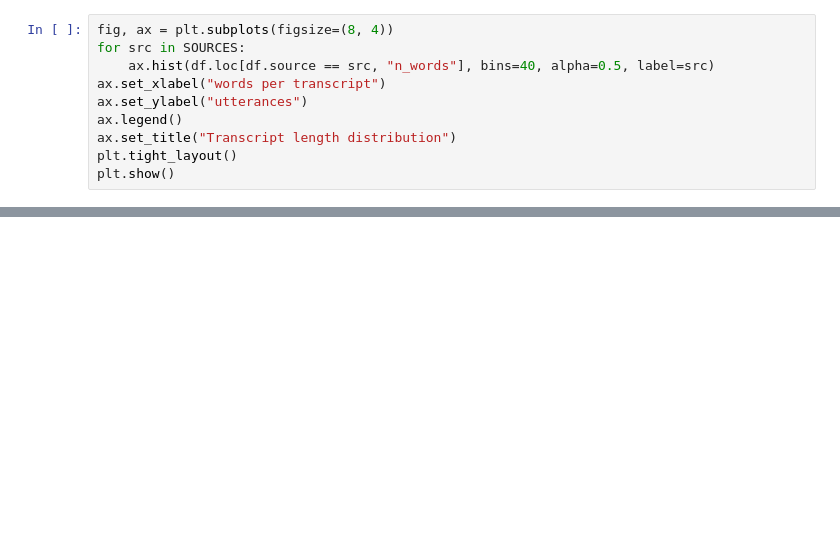
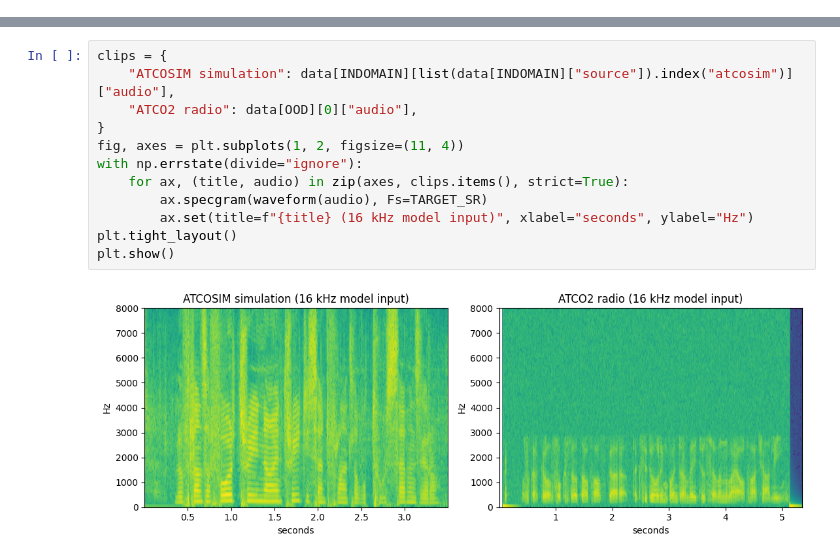
Before and after one commit to jsf3467v/whisper-atc-lora, a Jupyter notebook: EDA/EDA.ipynb, the cells around one changed output, grey strips where cells are left out. Cells and saved outputs as stored; diff of their text form; blank space fills up the shorter version.

```diff
--- a/EDA/EDA.ipynb
+++ b/EDA/EDA.ipynb
@@ -169,10 +0,0 @@ empty transcripts: 0
-# %%
-fig, ax = plt.subplots(figsize=(8, 4))
-for src in SOURCES:
-    ax.hist(df.loc[df.source == src, "n_words"], bins=40, alpha=0.5, label=src)
-ax.set_xlabel("words per transcript")
-ax.set_ylabel("utterances")
-ax.legend()
-ax.set_title("Transcript length distribution")
-plt.tight_layout()
-plt.show()
@@ -308,0 +217,14 @@ longest overlaps (more concerning than short readbacks):
+# %%
+clips = {
+    "ATCOSIM simulation": data[INDOMAIN][list(data[INDOMAIN]["source"]).index("atcosim")]["audio"],
+    "ATCO2 radio": data[OOD][0]["audio"],
+}
+fig, axes = plt.subplots(1, 2, figsize=(11, 4))
+with np.errstate(divide="ignore"):
+    for ax, (title, audio) in zip(axes, clips.items(), strict=True):
+        ax.specgram(waveform(audio), Fs=TARGET_SR)
+        ax.set(title=f"{title} (16 kHz model input)", xlabel="seconds", ylabel="Hz")
+plt.tight_layout()
+plt.show()
+# %% [output]
+[figure, added]
```
Also changed, not shown: parts of 43 cells of this notebook, 36 other files.
